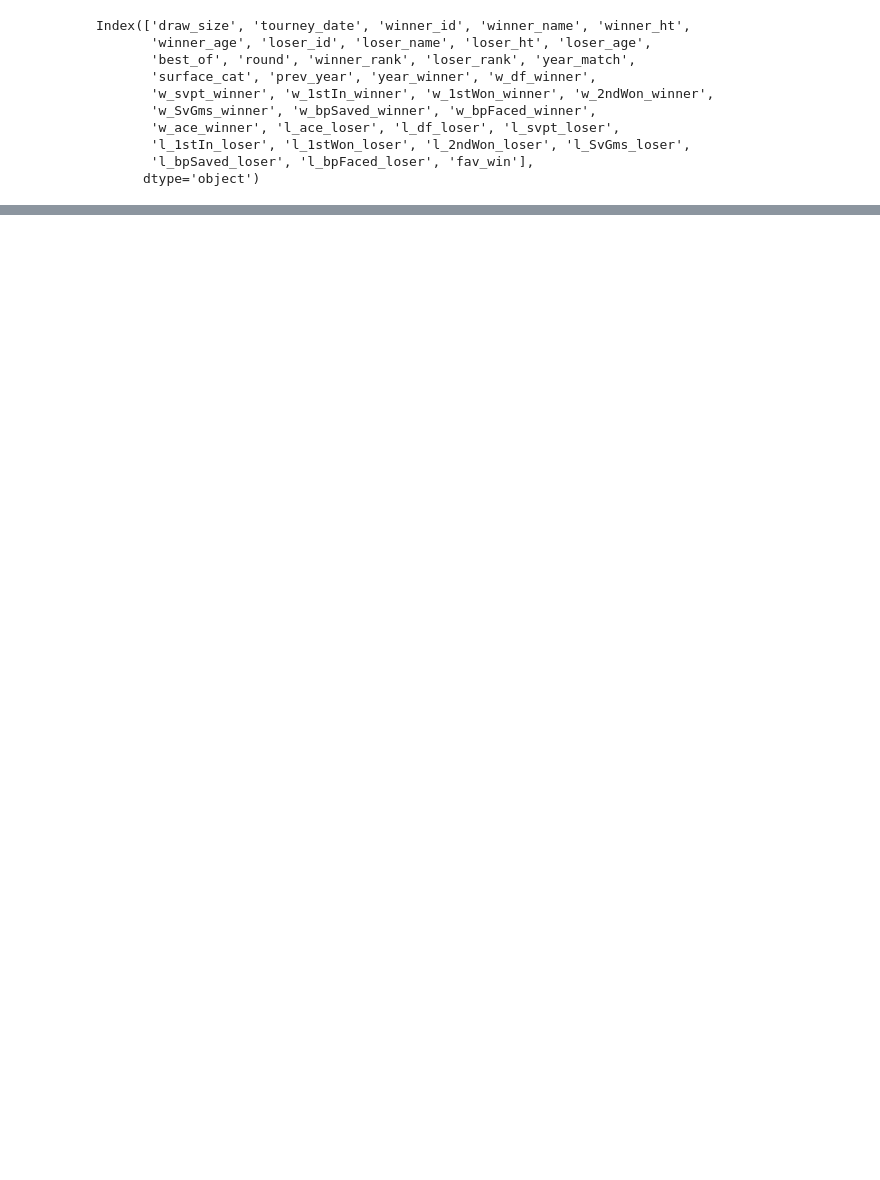
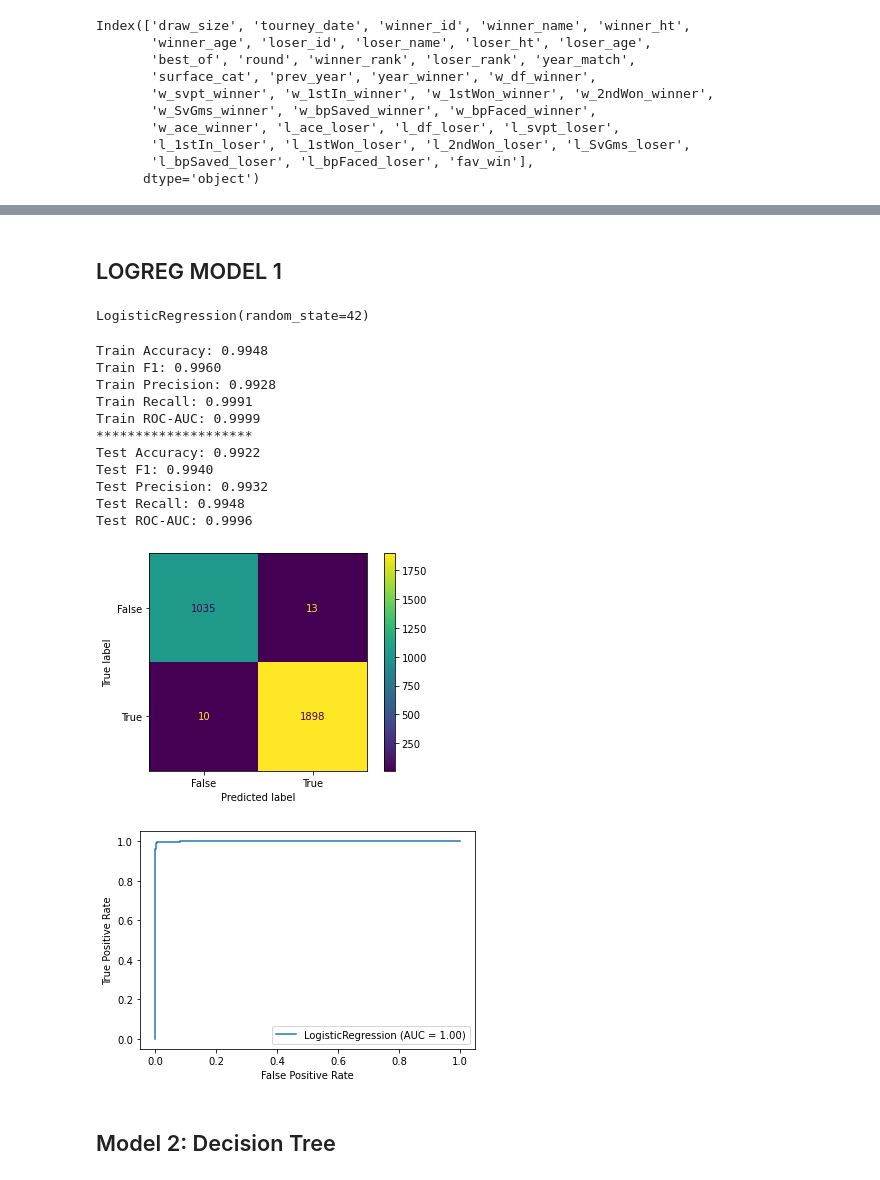
Before and after one commit to elingles1/ATP_Predictions, a Jupyter notebook: NB2.ipynb, the cells around one changed output, grey strips where cells are left out. Drawn from its saved outputs; the diff is of its cells as text; code cells hidden in the pictures; blank space fills up the shorter version.

```diff
--- a/NB2.ipynb
+++ b/NB2.ipynb
@@ -639,0 +764,63 @@ agg_df.to_csv('MR')
+# %%
+def evaluate(model,Xtr,Xte,ytr,yte):
+    train_preds = model.predict(Xtr)
+    test_preds = model.predict(Xte)
+
+    train_probas = model.predict_proba(Xtr)[:,1]
+    test_probas = model.predict_proba(Xte)[:,1]
+
+    plot_confusion_matrix(model,Xte,yte)
+
+    plot_roc_curve(model,Xte,yte)
+
+    print(f"Train Accuracy: {accuracy_score(ytr,train_preds):.4f}")
+    print(f"Train F1: {f1_score(ytr,train_preds):.4f}")
+    print(f"Train Precision: {precision_score(ytr,train_preds):.4f}")
+    print(f"Train Recall: {recall_score(ytr,train_preds):.4f}")
+    print(f"Train ROC-AUC: {roc_auc_score(ytr,train_probas):.4f}")
+    print('*'*20)
+    print(f"Test Accuracy: {accuracy_score(yte,test_preds):.4f}")
+    print(f"Test F1: {f1_score(yte,test_preds):.4f}")
+    print(f"Test Precision: {precision_score(yte,test_preds):.4f}")
+    print(f"Test Recall: {recall_score(yte,test_preds):.4f}")
+    print(f"Test ROC-AUC: {roc_auc_score(yte,test_probas):.4f}")
+# %% [markdown]
+## LOGREG MODEL 1
+# %%
+si = SimpleImputer()
+
+si.fit(X_train)
+
+X_train_im = si.transform(X_train)
+X_test_im = si.transform(X_test)
+# %%
+scaler = StandardScaler()
+
+scaler.fit(X_train_im)
+
+X_train_sc = scaler.transform(X_train_im)
+X_test_sc = scaler.transform(X_test_im)
+# %%
+logreg = LogisticRegression(random_state = 42)
+
+logreg.fit(X_train_sc,y_train)
+# %% [output]
+LogisticRegression(random_state=42)
+# %%
+evaluate(logreg,X_train_sc,X_test_sc,y_train,y_test)
+# %% [output]
+Train Accuracy: 0.9948
+Train F1: 0.9960
+Train Precision: 0.9928
+Train Recall: 0.9991
+Train ROC-AUC: 0.9999
+********************
+Test Accuracy: 0.9922
+Test F1: 0.9940
+Test Precision: 0.9932
+Test Recall: 0.9948
+Test ROC-AUC: 0.9996
+[figure, added]
+[figure, added]
+# %% [markdown]
+## Model 2: Decision Tree
```
Also changed, not shown: parts of 52 cells of this notebook, 2 other files.
